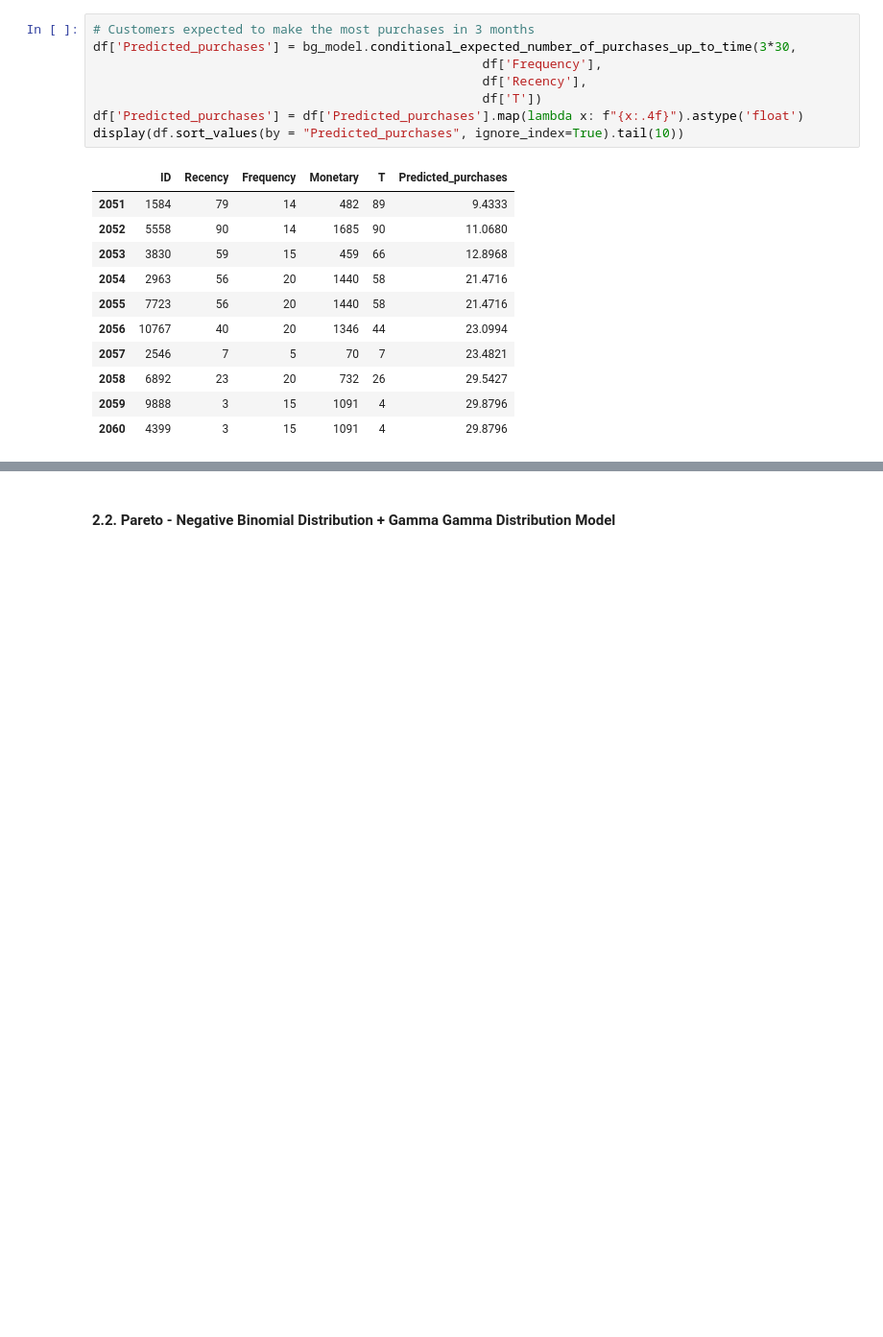
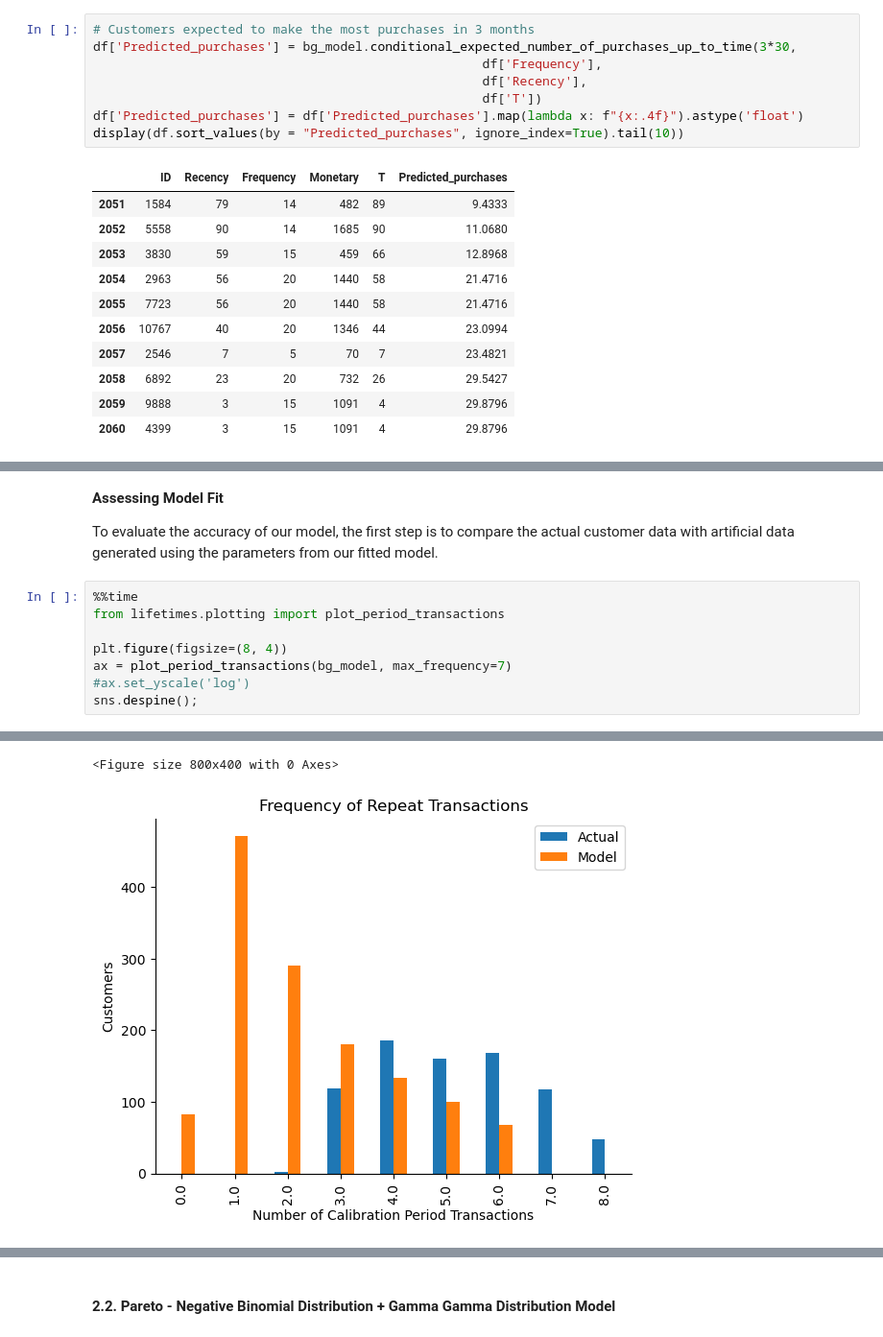
Before and after one commit to annugit1655/Customer-Behaviour-Analysis-with-CLTV, a Jupyter notebook: notebooks/04-CLTV-Probabilistic-models.ipynb, the cells around one changed output, grey strips where cells are left out. Shown at 96% size. Drawn from its saved outputs; the diff is of its cells as text; blank space fills up the shorter version.

Commit message:
bg_nbd_model_completed

```diff
--- a/notebooks/04-CLTV-Probabilistic-models.ipynb
+++ b/notebooks/04-CLTV-Probabilistic-models.ipynb
@@ -325,0 +333,13 @@ display(df.sort_values(by = "Predicted_purchases", ignore_index=True).tail(10))
+# %% [markdown]
+**Assessing Model Fit**
+
+To evaluate the accuracy of our model, the first step is to compare the actual customer data with artificial data generated using the parameters from our fitted model.
+# %%
+%%time
+from lifetimes.plotting import plot_period_transactions
+
+plt.figure(figsize=(8, 4))
+ax = plot_period_transactions(bg_model, max_frequency=7)
+#ax.set_yscale('log')
+sns.despine();
+# %% [output]
@@ -325,0 +348,2 @@ display(df.sort_values(by = "Predicted_purchases", ignore_index=True).tail(10))
+<Figure size 800x400 with 0 Axes>
+[figure, added]
```
Also changed, not shown: parts of 15 cells of this notebook.
